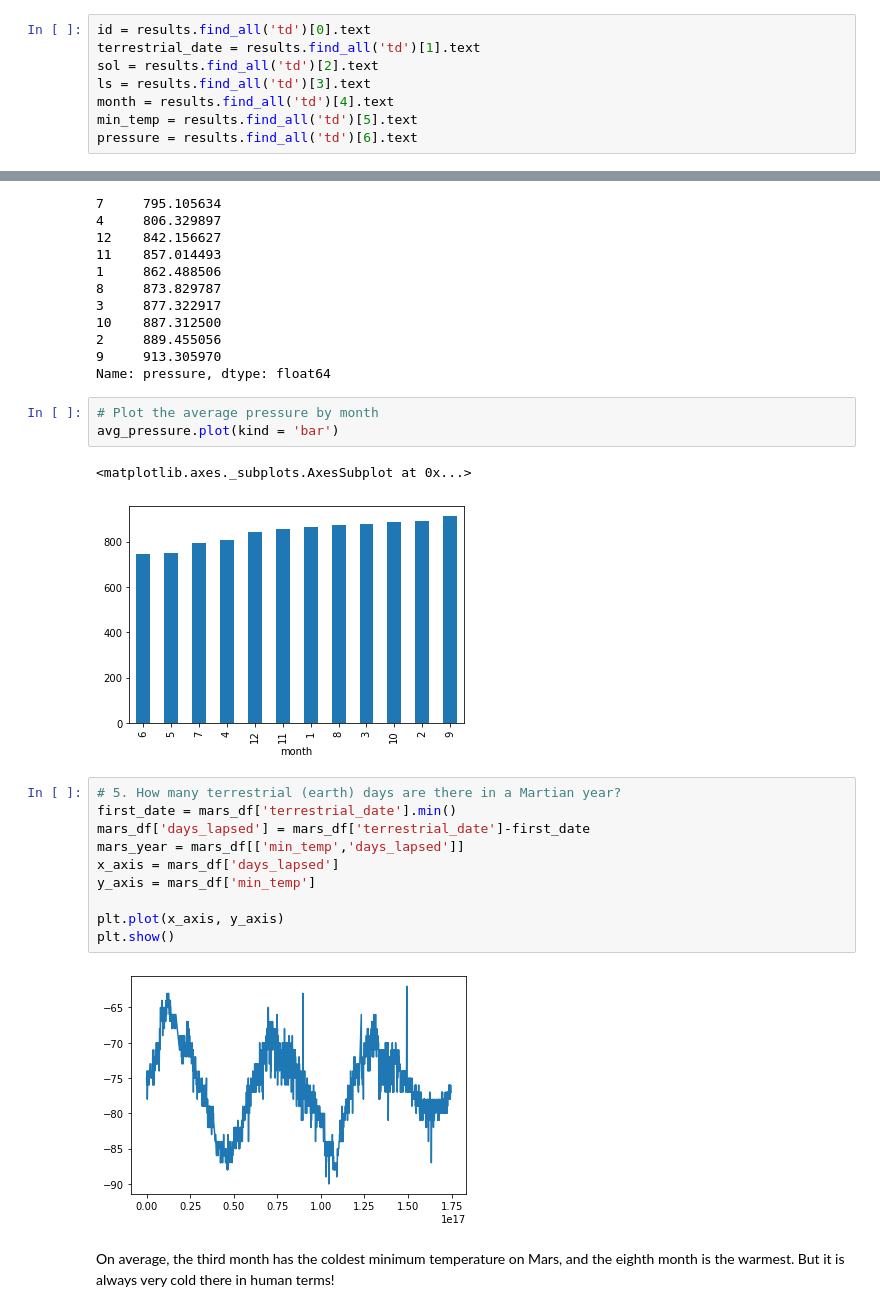
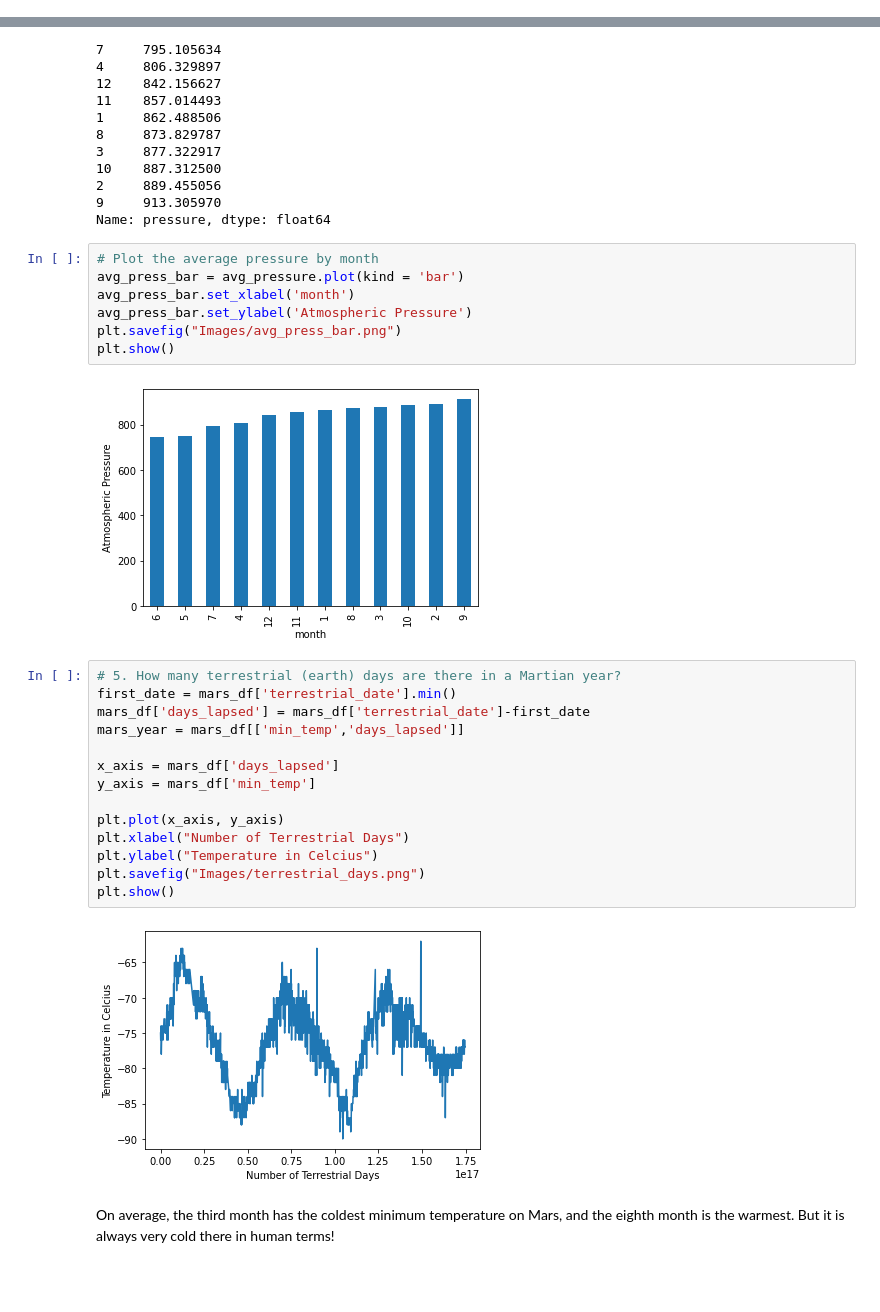
Before and after one commit to hthelander/web-scraping-challenge, a Jupyter notebook: part_2_mars_weather.ipynb, the cells around one changed output, grey strips where cells are left out. Saved outputs shown, nothing was run; the diff lists cells and outputs as text; blank space fills up the shorter version.

```diff
--- a/part_2_mars_weather.ipynb
+++ b/part_2_mars_weather.ipynb
@@ -64,11 +70,3 @@ Assemble the scraped data into a Pandas DataFrame. The columns should have the s
 * `month`: the Martian month
 * `min_temp`: the minimum temperature, in Celsius, of a single Martian day (sol)
 * `pressure`: The atmospheric pressure at Curiosity's location
-# %%
-id = results.find_all('td')[0].text
-terrestrial_date = results.find_all('td')[1].text
-sol = results.find_all('td')[2].text
-ls = results.find_all('td')[3].text
-month = results.find_all('td')[4].text
-min_temp = results.find_all('td')[5].text
-pressure = results.find_all('td')[6].text
@@ -268,22 +247,29 @@ month
 Name: pressure, dtype: float64
 # %%
 # Plot the average pressure by month
-avg_pressure.plot(kind = 'bar')
+avg_press_bar = avg_pressure.plot(kind = 'bar')
+avg_press_bar.set_xlabel('month')
+avg_press_bar.set_ylabel('Atmospheric Pressure')
+plt.savefig("Images/avg_press_bar.png")
+plt.show()
 # %% [output]
-<matplotlib.axes._subplots.AxesSubplot at 0x...>
-[figure, old version]
+[figure, new version]
 # %%
 # 5. How many terrestrial (earth) days are there in a Martian year?
 first_date = mars_df['terrestrial_date'].min()
 mars_df['days_lapsed'] = mars_df['terrestrial_date']-first_date
 mars_year = mars_df[['min_temp','days_lapsed']]
+
 x_axis = mars_df['days_lapsed']
 y_axis = mars_df['min_temp']
 
 plt.plot(x_axis, y_axis)
+plt.xlabel("Number of Terrestrial Days")
+plt.ylabel("Temperature in Celcius")
+plt.savefig("Images/terrestrial_days.png")
 plt.show()
 # %% [output]
-[figure, old version]
+[figure, new version]
 # %% [markdown]
 On average, the third month has the coldest minimum temperature on Mars, and the eighth month is the warmest. But it is always very cold there in human terms!
 # %% [markdown]
```
Also changed, not shown: parts of 7 cells of this notebook, 6 other files.
